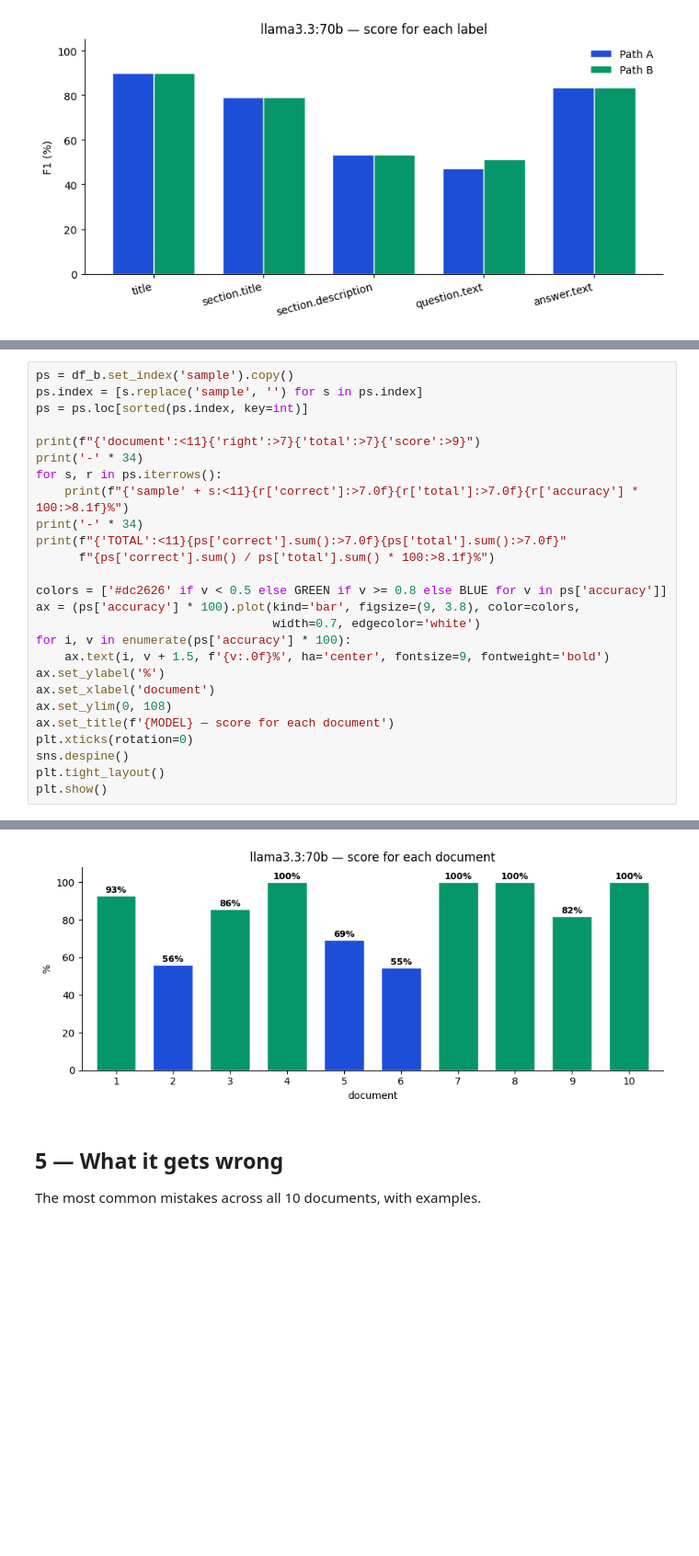
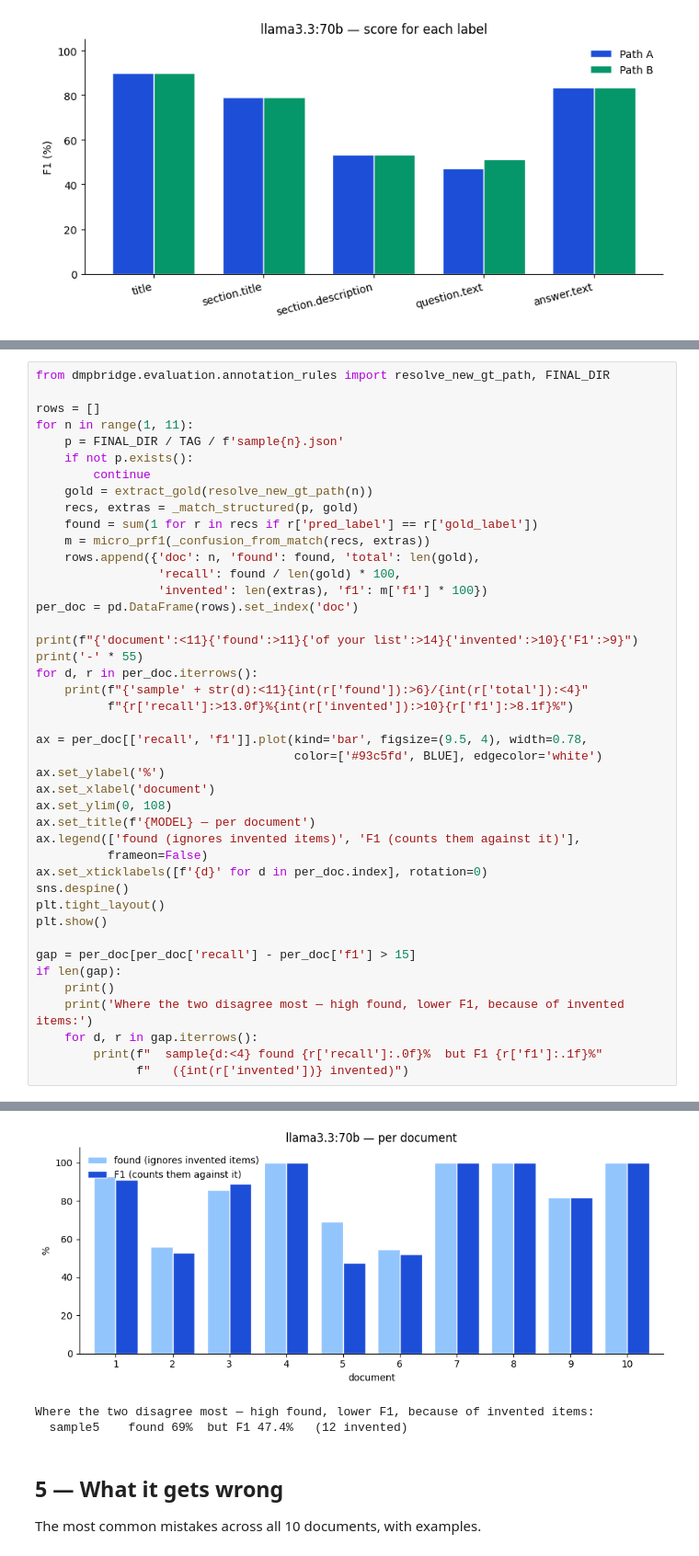
Before and after one commit to fairdataihub/dmpbridge, a Jupyter notebook: notebooks/3-llama33-70b-results-pdfplumber.ipynb, the cells around one changed output, grey strips where cells are left out. Shown at 92% size. Saved outputs shown, nothing was run; the diff lists cells and outputs as text; blank space fills up the shorter version.

Commit message:
Refactor code structure for improved readability and maintainability

```diff
--- a/notebooks/3-llama33-70b-results-pdfplumber.ipynb
+++ b/notebooks/3-llama33-70b-results-pdfplumber.ipynb
@@ -274,27 +282,44 @@ Red is below 50%, green is 80% or above.
 # %%
-ps = df_b.set_index('sample').copy()
-ps.index = [s.replace('sample', '') for s in ps.index]
-ps = ps.loc[sorted(ps.index, key=int)]
+from dmpbridge.evaluation.annotation_rules import resolve_new_gt_path, FINAL_DIR
 
-print(f"{'document':<11}{'right':>7}{'total':>7}{'score':>9}")
-print('-' * 34)
-for s, r in ps.iterrows():
-    print(f"{'sample' + s:<11}{r['correct']:>7.0f}{r['total']:>7.0f}{r['accuracy'] * 100:>8.1f}%")
-print('-' * 34)
-print(f"{'TOTAL':<11}{ps['correct'].sum():>7.0f}{ps['total'].sum():>7.0f}"
-      f"{ps['correct'].sum() / ps['total'].sum() * 100:>8.1f}%")
+rows = []
+for n in range(1, 11):
+    p = FINAL_DIR / TAG / f'sample{n}.json'
+    if not p.exists():
+        continue
+    gold = extract_gold(resolve_new_gt_path(n))
+    recs, extras = _match_structured(p, gold)
+    found = sum(1 for r in recs if r['pred_label'] == r['gold_label'])
+    m = micro_prf1(_confusion_from_match(recs, extras))
+    rows.append({'doc': n, 'found': found, 'total': len(gold),
+                 'recall': found / len(gold) * 100,
+                 'invented': len(extras), 'f1': m['f1'] * 100})
+per_doc = pd.DataFrame(rows).set_index('doc')
 
-colors = ['#dc2626' if v < 0.5 else GREEN if v >= 0.8 else BLUE for v in ps['accuracy']]
-ax = (ps['accuracy'] * 100).plot(kind='bar', figsize=(9, 3.8), color=colors,
-                                 width=0.7, edgecolor='white')
-for i, v in enumerate(ps['accuracy'] * 100):
-    ax.text(i, v + 1.5, f'{v:.0f}%', ha='center', fontsize=9, fontweight='bold')
+print(f"{'document':<11}{'found':>11}{'of your list':>14}{'invented':>10}{'F1':>9}")
+print('-' * 55)
+for d, r in per_doc.iterrows():
+    print(f"{'sample' + str(d):<11}{int(r['found']):>6}/{int(r['total']):<4}"
+          f"{r['recall']:>13.0f}%{int(r['invented']):>10}{r['f1']:>8.1f}%")
+
+ax = per_doc[['recall', 'f1']].plot(kind='bar', figsize=(9.5, 4), width=0.78,
+                                    color=['#93c5fd', BLUE], edgecolor='white')
 ax.set_ylabel('%')
 ax.set_xlabel('document')
 ax.set_ylim(0, 108)
-ax.set_title(f'{MODEL} — score for each document')
-plt.xticks(rotation=0)
+ax.set_title(f'{MODEL} — per document')
+ax.legend(['found (ignores invented items)', 'F1 (counts them against it)'],
+          frameon=False)
+ax.set_xticklabels([f'{d}' for d in per_doc.index], rotation=0)
 sns.despine()
 plt.tight_layout()
 plt.show()
+
+gap = per_doc[per_doc['recall'] - per_doc['f1'] > 15]
+if len(gap):
+    print()
+    print('Where the two disagree most — high found, lower F1, because of invented items:')
+    for d, r in gap.iterrows():
+        print(f"  sample{d:<4} found {r['recall']:.0f}%  but F1 {r['f1']:.1f}%"
+              f"   ({int(r['invented'])} invented)")
 # %% [output]
@@ -315,4 +338,6 @@ TOTAL          108    134    80.6%
-[figure, old version]
+[figure, new version]
+Where the two disagree most — high found, lower F1, because of invented items:
+  sample5    found 69%  but F1 47.4%   (12 invented)
 # %% [markdown]
 ## 5 — What it gets wrong
 
```
Also changed, not shown: parts of 2 cells of this notebook, 2 other files.
